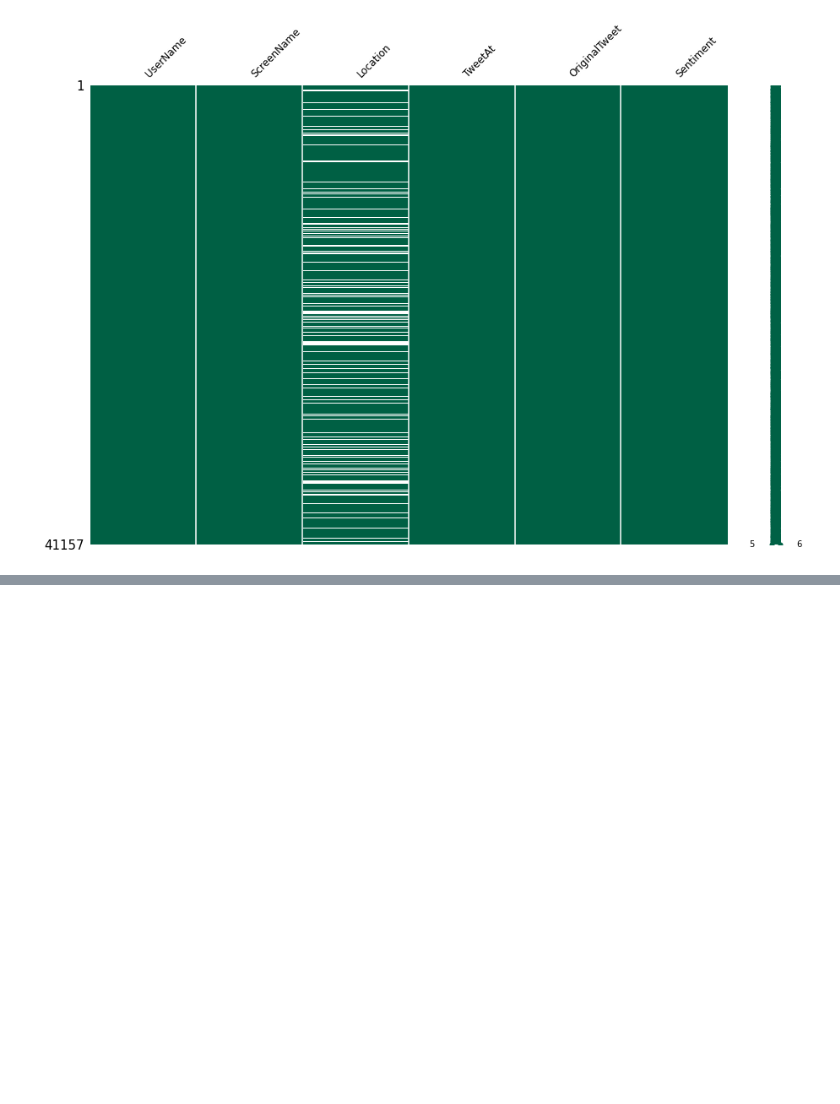
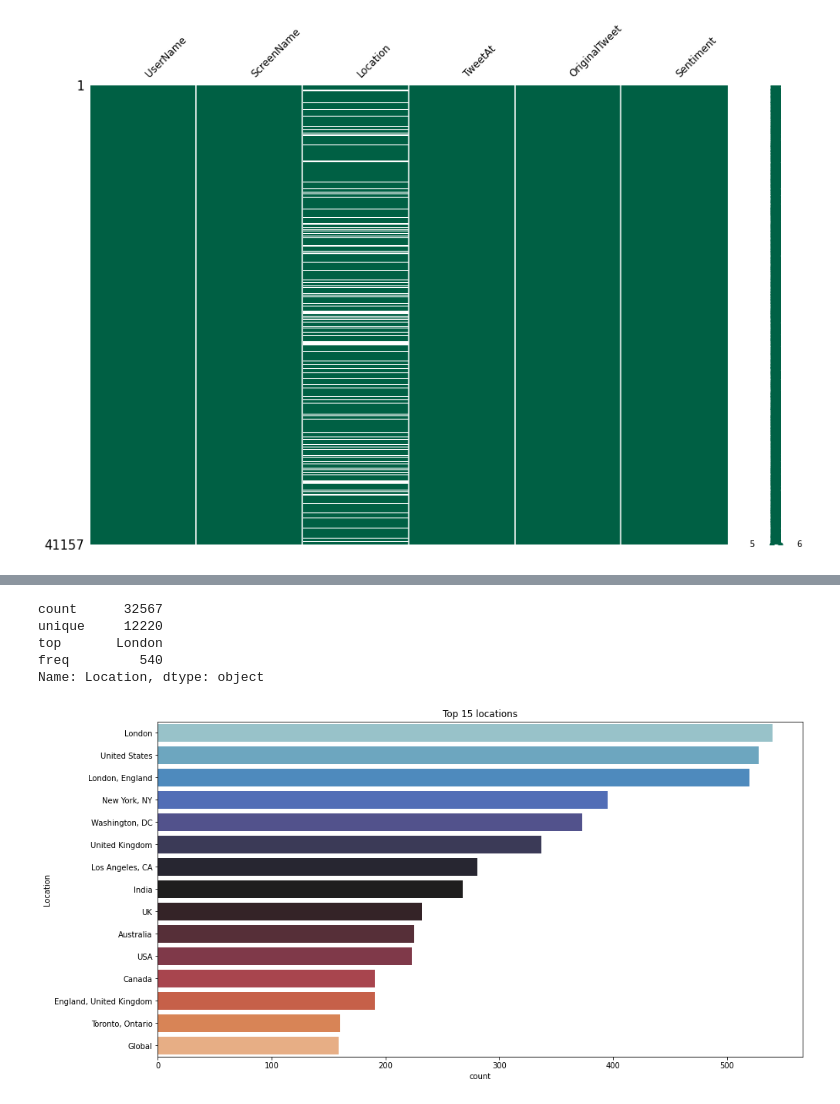
Before and after one commit to Nikkiie/Covid-tweet-sentiment-analysis-Classification, a Jupyter notebook: Covid_19_Tweet_Analysis.ipynb, the cells around one changed output, grey strips where cells are left out. Cells and saved outputs as stored; diff of their text form; code cells hidden in the pictures; blank space fills up the shorter version.

```diff
--- a/Covid_19_Tweet_Analysis.ipynb
+++ b/Covid_19_Tweet_Analysis.ipynb
@@ -174,0 +229,17 @@ msno.matrix(df, figsize=(15,10), fontsize=12, color=(0, 0.38, 0.27));
+# %%
+# Describing the Location
+df.Location.describe()
+# %% [output]
+count      32567
+unique     12220
+top       London
+freq         540
+Name: Location, dtype: object
+# %%
+# Looking for top 15 Countries in Countplot
+plt.figure(figsize=(15,8))
+sns.countplot(y = df.Location, order = df.Location.value_counts().iloc[:15].index, palette ='icefire')
+plt.title('Top 15 locations')
+plt.show()
+# %% [output]
+[figure, added]
```
Also changed, not shown: parts of 10 cells of this notebook.
